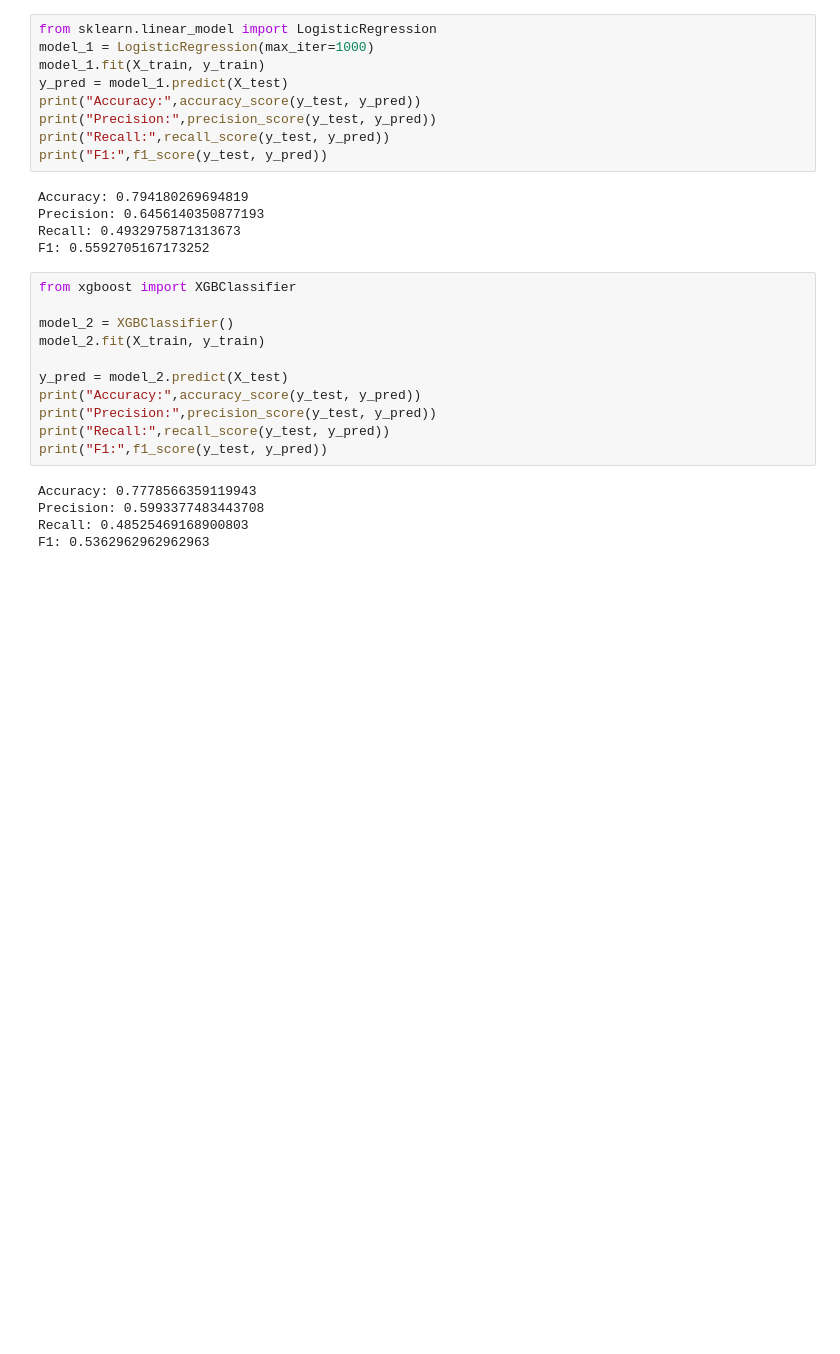
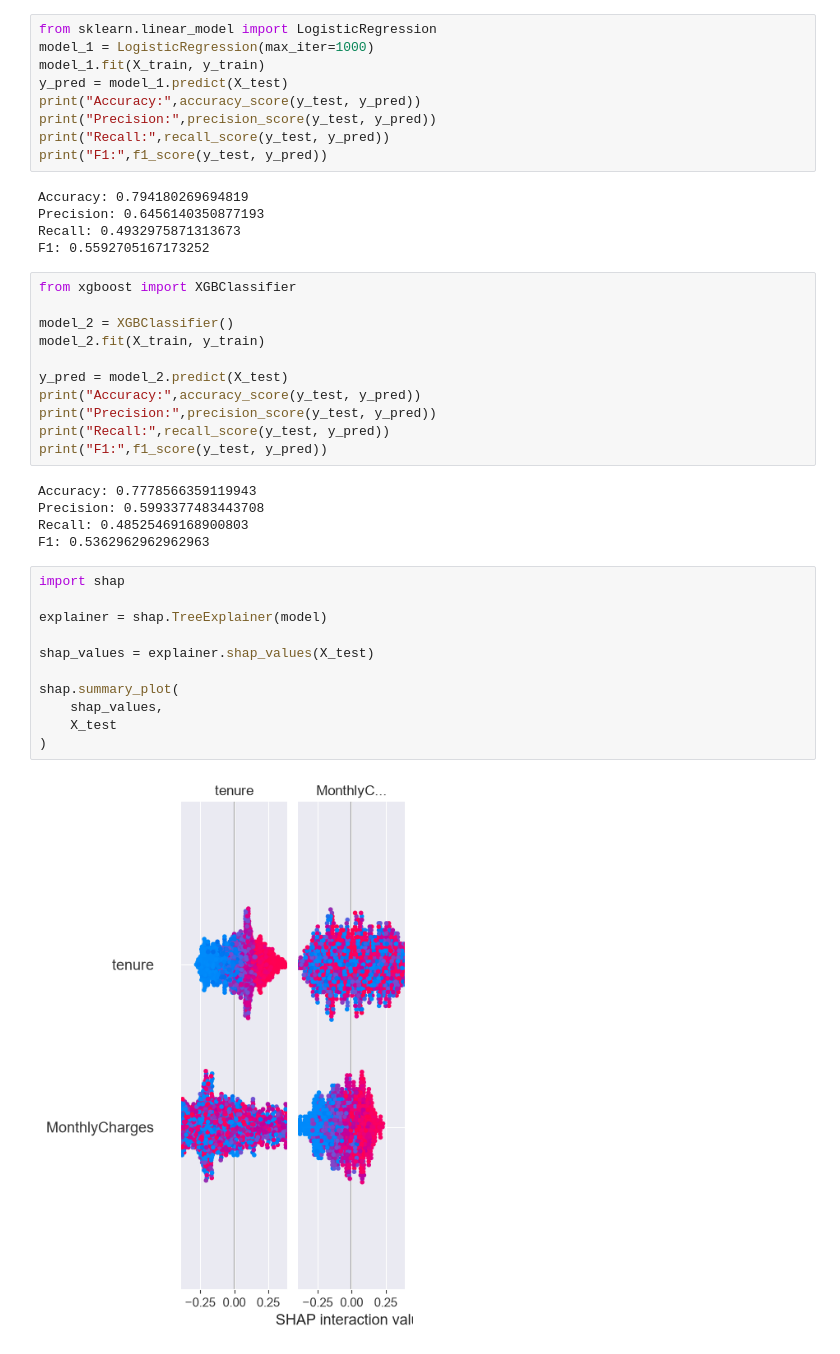
Before and after one commit to sohhammAlgo/Customer-Churn-Predictor, a Jupyter notebook: notebooks/churn_analysis.ipynb, the cells around one changed output. Cells and saved outputs as stored; diff of their text form; blank space fills up the shorter version.

```diff
--- a/notebooks/churn_analysis.ipynb
+++ b/notebooks/churn_analysis.ipynb
@@ -332,3 +332,16 @@ Accuracy: 0.7778566359119943
 Precision: 0.5993377483443708
 Recall: 0.48525469168900803
 F1: 0.5362962962962963
+# %%
+import shap
+
+explainer = shap.TreeExplainer(model)
+
+shap_values = explainer.shap_values(X_test)
+
+shap.summary_plot(
+    shap_values,
+    X_test
+)
+# %% [output]
+[figure, added]
```
Also changed, not shown: 2 other files.
